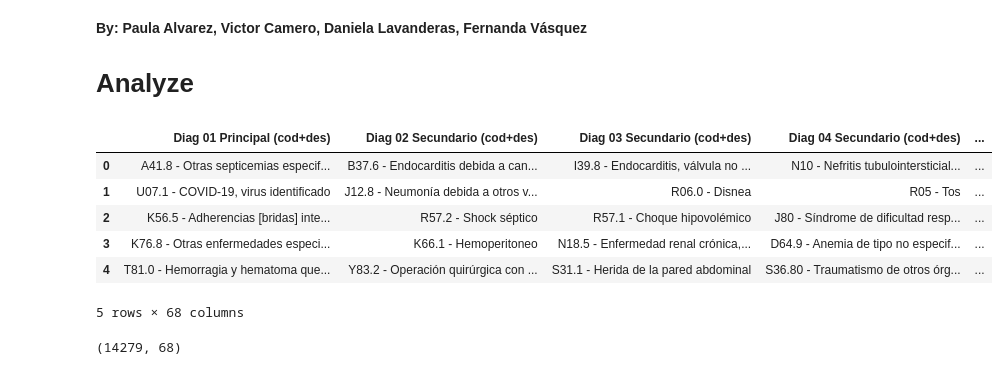
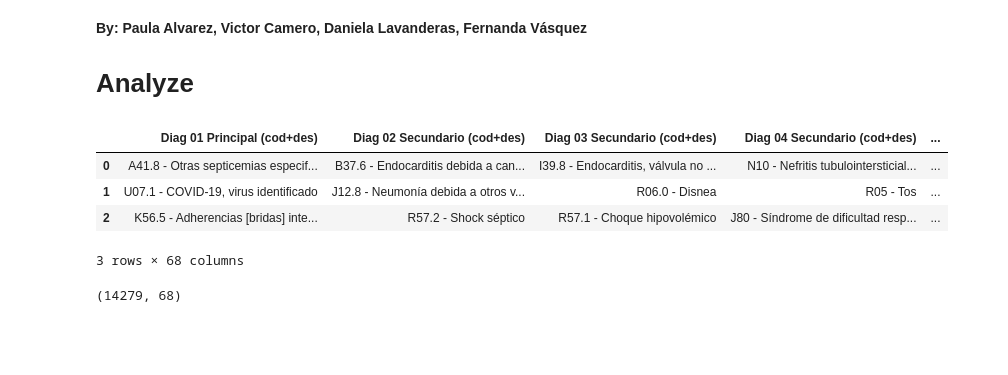
Before and after one commit to Coragg/GRDprediction, a Jupyter notebook: python/AnalyzeData.ipynb, the cells around one changed output. Saved outputs shown, nothing was run; the diff lists cells and outputs as text; code cells hidden in the pictures; blank space fills up the shorter version.

```diff
--- a/python/AnalyzeData.ipynb
+++ b/python/AnalyzeData.ipynb
@@ -10,15 +10,13 @@ import statsmodels.api as sm
 import seaborn as sns
 # %%
 filter_dataset = pd.read_csv("../data/filtered_data_elpino.csv", delimiter=';')
-filter_dataset.head()
+filter_dataset.head(3)
 # %% [output]
 |  | Diag 01 Principal (cod+des) | Diag 02 Secundario (cod+des) | Diag 03 Secundario (cod+des) | Diag 04 Secundario (cod+des) | ... |
 | 0 | A41.8 - Otras septicemias especif... | B37.6 - Endocarditis debida a can... | I39.8 - Endocarditis, válvula no ... | N10 - Nefritis tubulointersticial... | ... |
 | 1 | U07.1 - COVID-19, virus identificado | J12.8 - Neumonía debida a otros v... | R06.0 - Disnea | R05 - Tos | ... |
 | 2 | K56.5 - Adherencias [bridas] inte... | R57.2 - Shock séptico | R57.1 - Choque hipovolémico | J80 - Síndrome de dificultad resp... | ... |
-| 3 | K76.8 - Otras enfermedades especi... | K66.1 - Hemoperitoneo | N18.5 - Enfermedad renal crónica,... | D64.9 - Anemia de tipo no especif... | ... |
-| 4 | T81.0 - Hemorragia y hematoma que... | Y83.2 - Operación quirúrgica con ... | S31.1 - Herida de la pared abdominal | S36.80 - Traumatismo de otros órg... | ... |
-5 rows × 68 columns
+3 rows × 68 columns
 # %%
 filter_dataset.shape
 # %% [output]
```
Also changed, not shown: parts of 3 cells of this notebook, 3 other files.
